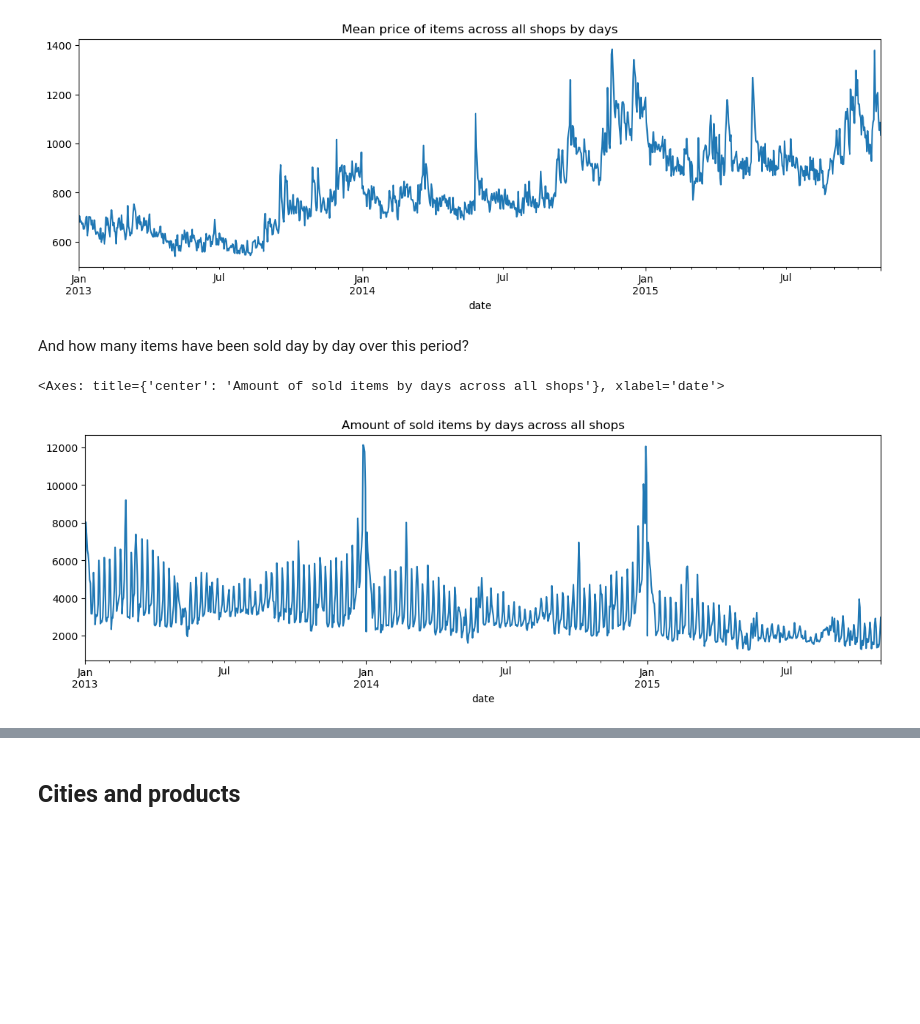
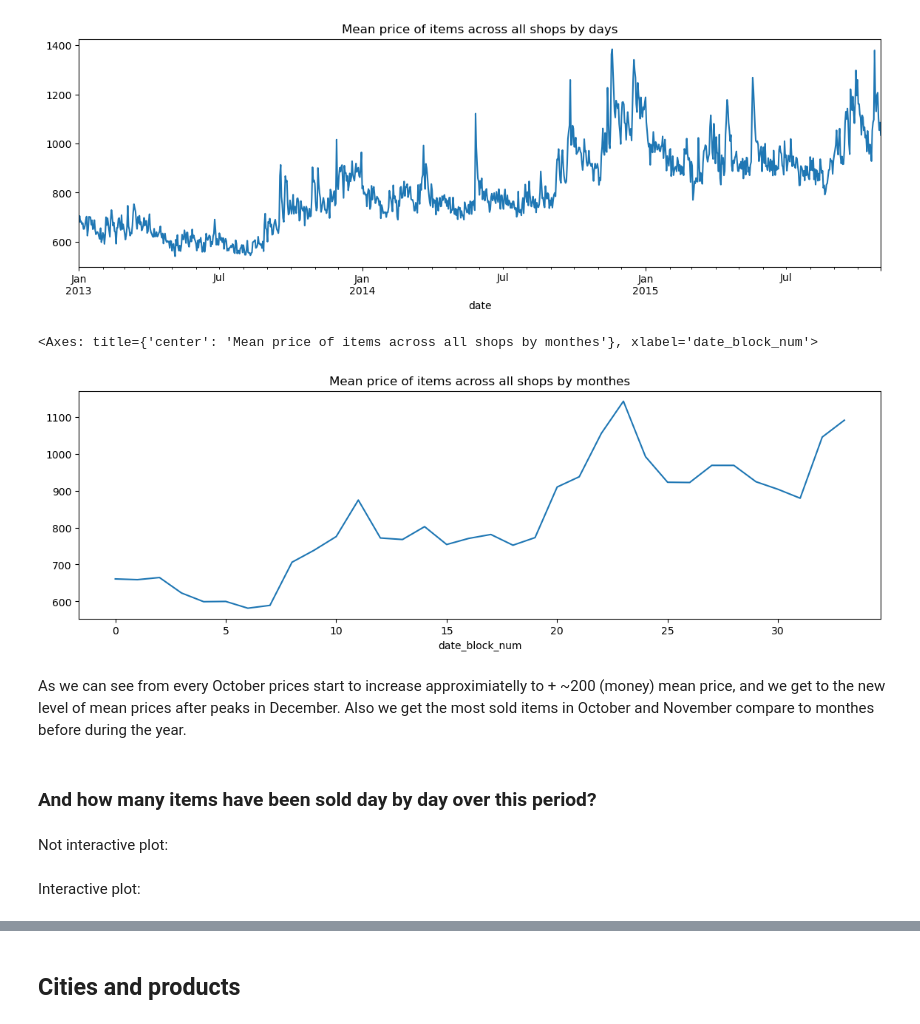
Before and after one commit to MarianSlassi/future_sales_prediction, a Jupyter notebook: notebooks/dqc_etl_structurised.ipynb, the cells around one changed output, grey strips where cells are left out. Cells and saved outputs as stored; diff of their text form; code cells hidden in the pictures; blank space fills up the shorter version.

```diff
--- a/notebooks/dqc_etl_structurised.ipynb
+++ b/notebooks/dqc_etl_structurised.ipynb
@@ -559,2 +560,12 @@ mean_item_prices_by_days.plot(figsize=(14,4), title = 'Mean price of items acros
+# %%
+mean_item_prices_by_days = sales.groupby('date_block_num')['item_price'].mean()
+mean_item_prices_by_days.plot(figsize=(14,4), title = 'Mean price of items across all shops by monthes')
+# %% [output]
+<Axes: title={'center': 'Mean price of items across all shops by monthes'}, xlabel='date_block_num'>
+[figure, added]
+# %% [markdown]
+As we can see from every October prices start to increase approximiatelly to + ~200 (money) mean price, and we get to the new level of mean prices after peaks in December. Also we get the most sold items in October and November compare to monthes before during the year.
 # %% [markdown]
-And how many items have been sold day by day over this period?
+### And how many items have been sold day by day over this period?
+# %% [markdown]
+Not interactive plot:
@@ -561,7 +575,22 @@ And how many items have been sold day by day over this period?
+# %% [markdown]
+Interactive plot:
 # %%
 #daily_sales = sales.groupby('date')['item_cnt_day'].sum()
-sales.groupby('date')['item_cnt_day'].sum().plot(figsize=(14, 4)\
-                                                 , title='Amount of sold items by days across all shops')
+data = sales.groupby('date')['item_cnt_day'].sum().reset_index()
+fig = px.line(
+    data,
+    x='date',
+    y='item_cnt_day',
+    title='Amount of sold items by days across all shops',
+    labels={'date': 'Date', 'item_cnt_day': 'Total Sold Items'},
+)
+fig.update_layout(
+    xaxis=dict(
+        tickmode='linear',
+        dtick=7 * 24 * 60 * 60 * 1000,
+        tickformat="%b %d\n%Y",
+        tickfont=dict(size=10),
+        tickangle = 60
+    )
+)
+fig.show()
-# %% [output]
-<Axes: title={'center': 'Amount of sold items by days across all shops'}, xlabel='date'>
-[figure, removed]
```
Also changed, not shown: parts of 51 cells of this notebook.
